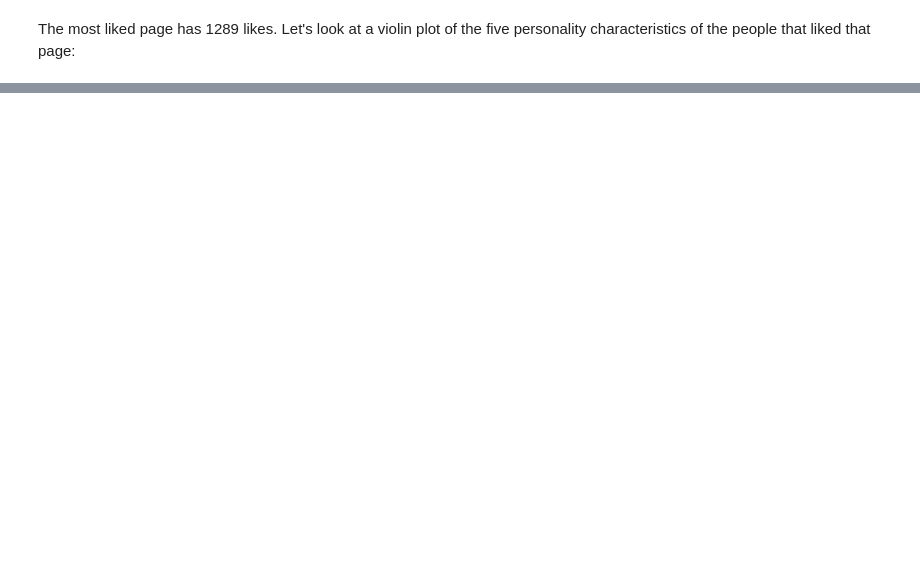
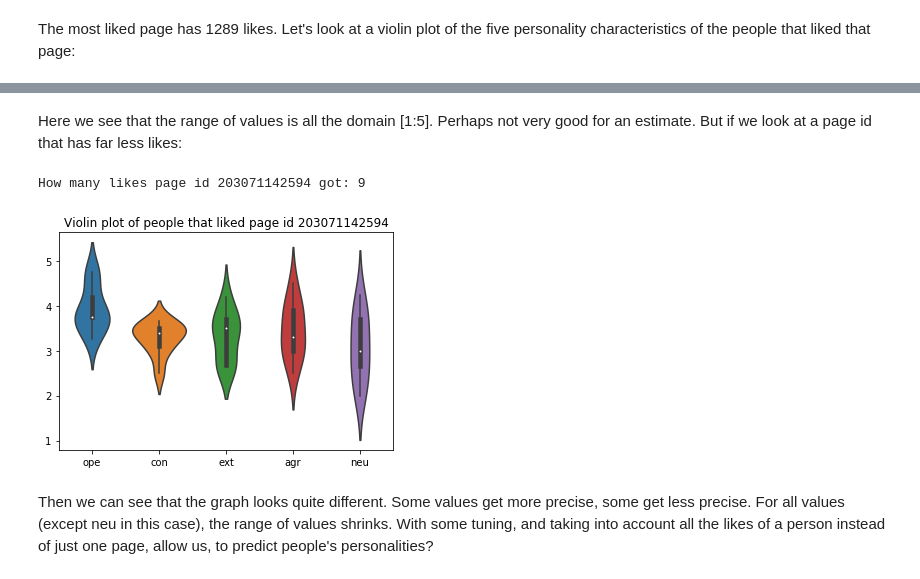
Before and after one commit to k1c/Facebook-User-Predictions, a Jupyter notebook: notebooks/Relation.ipynb, the cells around one changed output, grey strips where cells are left out. Drawn from its saved outputs; the diff is of its cells as text; code cells hidden in the pictures; blank space fills up the shorter version.

```diff
--- a/notebooks/Relation.ipynb
+++ b/notebooks/Relation.ipynb
@@ -66,0 +103,9 @@ The most liked page has 1289 likes. Let's look at a violin plot of the five pers
+# %% [markdown]
+Here we see that the range of values is all the domain [1:5]. Perhaps not very good for an estimate. But if we look at a page id that has far less likes:
+# %%
+plot_personality_violin_plot(*get_users_who_like_a_page(10))
+# %% [output]
+How many likes page id 203071142594 got: 9
+[figure, added]
+# %% [markdown]
+Then we can see that the graph looks quite different. Some values get more precise, some get less precise. For all values (except neu in this case), the range of values shrinks. With some tuning, and taking into account all the likes of a person instead of just one page, allow us, to predict people's personalities?
```
Also changed, not shown: parts of 14 cells of this notebook.
